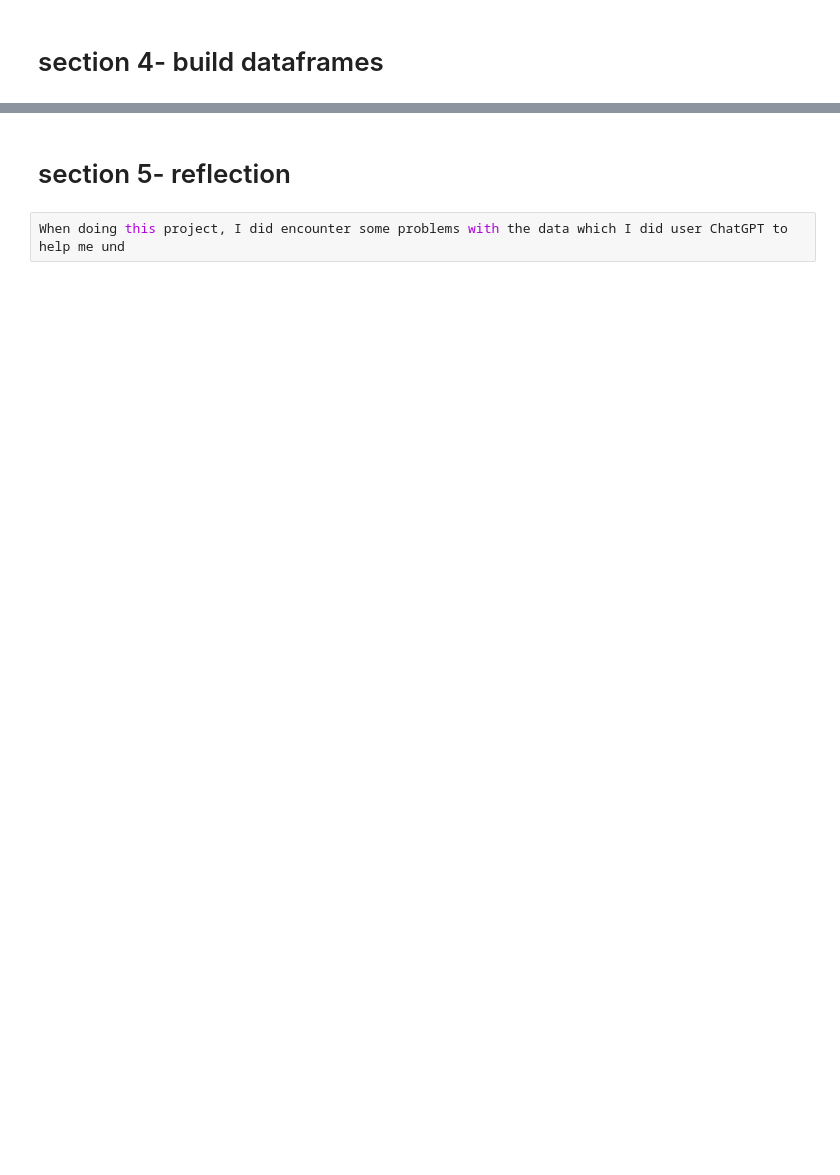
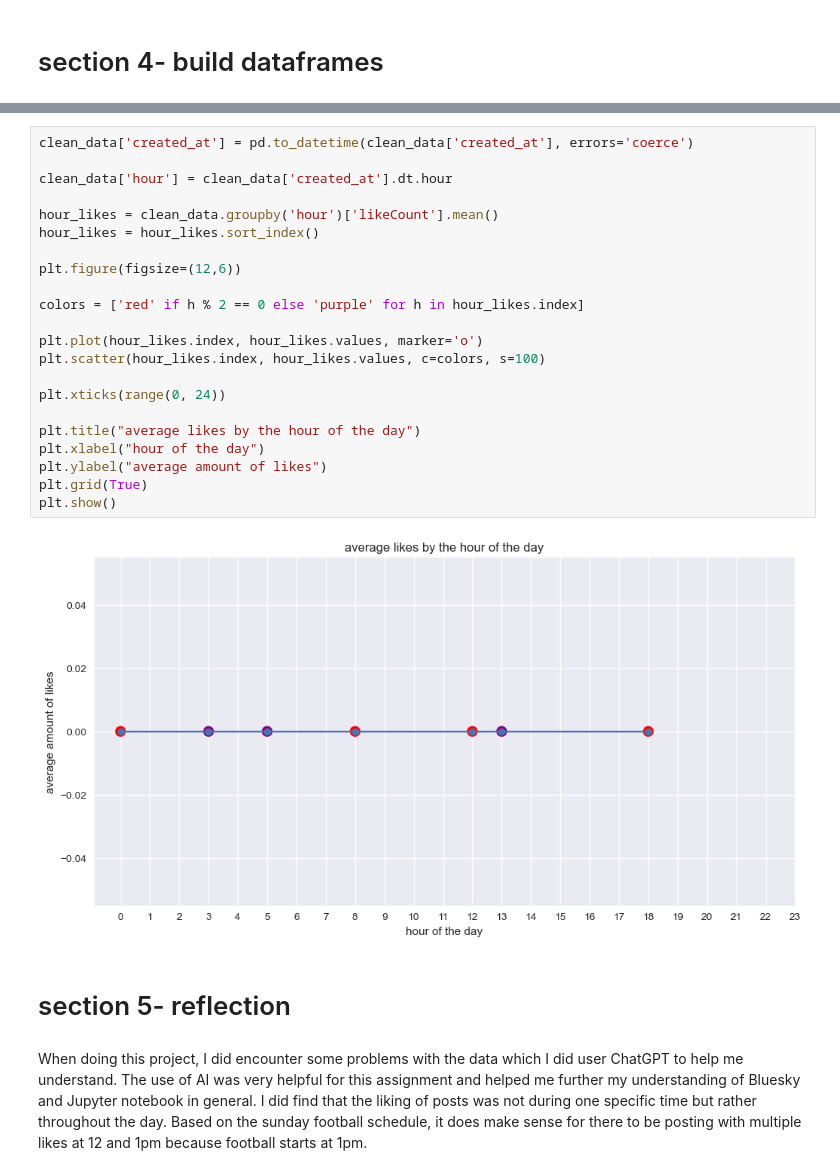
Before and after one commit to j-enna-stove-r/StoverEMAT, a Jupyter notebook: API Data Report.ipynb, the cells around one changed output, grey strips where cells are left out. Saved outputs shown, nothing was run; the diff lists cells and outputs as text; blank space fills up the shorter version.

```diff
--- a/API Data Report.ipynb
+++ b/API Data Report.ipynb
@@ -282,4 +242,28 @@ posts_enriched.head(5)
+# %%
+clean_data['created_at'] = pd.to_datetime(clean_data['created_at'], errors='coerce')
+
+clean_data['hour'] = clean_data['created_at'].dt.hour
+
+hour_likes = clean_data.groupby('hour')['likeCount'].mean()
+hour_likes = hour_likes.sort_index()
+
+plt.figure(figsize=(12,6))
+
+colors = ['red' if h % 2 == 0 else 'purple' for h in hour_likes.index]
+
+plt.plot(hour_likes.index, hour_likes.values, marker='o')
+plt.scatter(hour_likes.index, hour_likes.values, c=colors, s=100)
+
+plt.xticks(range(0, 24))
+
+plt.title("average likes by the hour of the day")
+plt.xlabel("hour of the day")
+plt.ylabel("average amount of likes")
+plt.grid(True)
+plt.show()
+# %% [output]
+[figure, added]
 # %% [markdown]
 # section 5- reflection
-# %%
-When doing this project, I did encounter some problems with the data which I did user ChatGPT to help me und
+# %% [markdown]
+When doing this project, I did encounter some problems with the data which I did user ChatGPT to help me understand. The use of AI was very helpful for this assignment and helped me further my understanding of Bluesky and Jupyter notebook in general. I did find that the liking of posts was not during one specific time but rather throughout the day. Based on the sunday football schedule, it does make sense for there to be posting with multiple likes at 12 and 1pm because football starts at 1pm.
```
Also changed, not shown: parts of 10 cells of this notebook.
